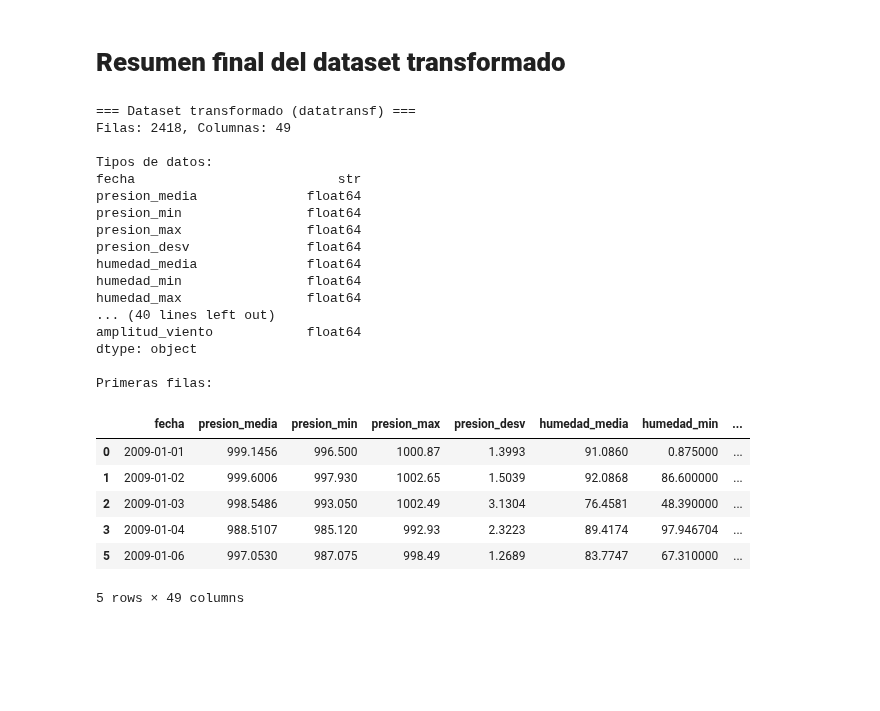
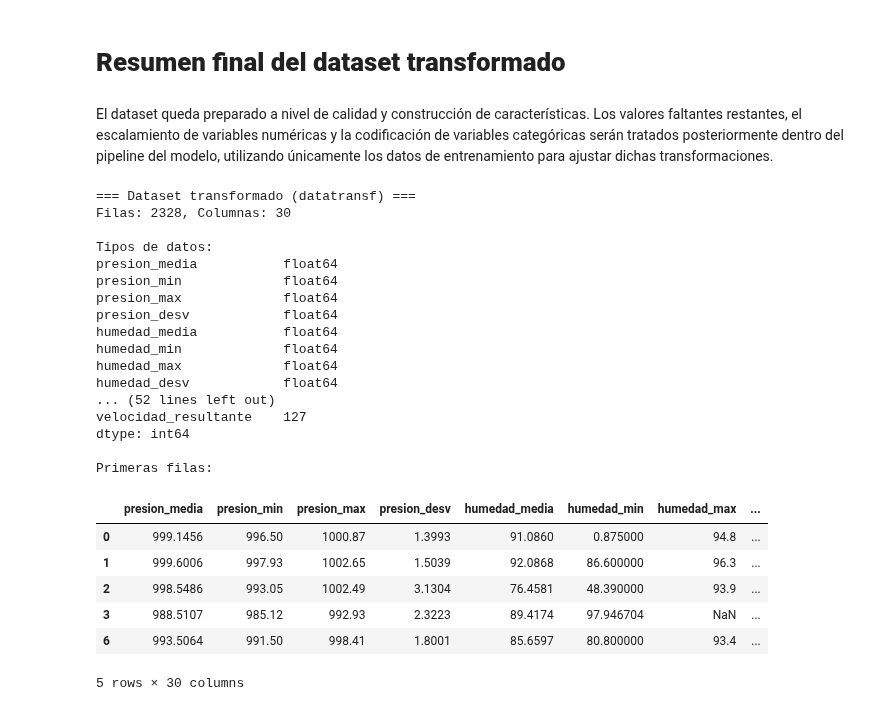
Before and after one commit to lauraS191/MaterialDeClase-ISIS-2611, a Jupyter notebook: 202620/Laboratorios/L1/Preparación de datos.ipynb, the cells around one changed output. Drawn from its saved outputs; the diff is of its cells as text; code cells hidden in the pictures; blank space fills up the shorter version.

Commit message:
Exploracion, se le quito lo de cargar el html en el mismo notebook. Preparacion de datos, se movio lo de la imputacion y se agregaron los modelos de aprendizaje ademas de el analisis de resultados

```diff
--- a/202620/Laboratorios/L1/Preparación de datos.ipynb
+++ b/202620/Laboratorios/L1/Preparación de datos.ipynb
@@ -208,9 +246,10 @@ cuantitativas = [
     'humedad_media', 'humedad_min', 'humedad_max', 'humedad_desv',
     'viento_media', 'viento_min', 'viento_max', 'viento_desv',
     'rafaga_media', 'rafaga_min', 'rafaga_max', 'rafaga_desv',
-    'viento_norte', 'viento_este', 'direccion_viento', 'temp_max_manana',
+    'viento_norte', 'viento_este', 'direccion_viento',
     'anio', 'dia_del_anio', 'registros_del_dia'
 ]
 
-imputer_mediana = SimpleImputer(strategy='median')
-data[cuantitativas] = imputer_mediana.fit_transform(data[cuantitativas])
+filas_antes = data.shape[0]
+data = data.dropna(subset=['temp_max_manana'])
+print(f"Filas eliminadas por temp_max_manana nula: {filas_antes - data.shape[0]}")
@@ -217,8 +258,5 @@ data[cuantitativas] = imputer_mediana.fit_transform(data[cuantitativas])
 # %%
 cualitativas = ['estacion_anio', 'mes', 'sector_viento']
-
-imputer_moda = SimpleImputer(strategy='most_frequent')
-data[cualitativas] = imputer_moda.fit_transform(data[cualitativas])
 # %%
 filas_antes = data.shape[0]
 data = data.dropna(subset=['fecha'])
@@ -318,11 +359,3 @@ columnas_a_escalar = [
     'viento_norte', 'viento_este', 'direccion_viento',
     'registros_del_dia', 'dia_del_anio'
 ]
-
-scaler = MinMaxScaler()
-datatransf[columnas_a_escalar] = scaler.fit_transform(datatransf[columnas_a_escalar])
-
-print("Antes de escalar:")
-print(data[['presion_media', 'viento_media', 'humedad_max']].head())
-print("\nDespués de escalar:")
-print(datatransf[['presion_media', 'viento_media', 'humedad_max']].head())
@@ -349,5 +365,0 @@ Aquí las tres variables categóricas son nominales con más de 2 categorías (s
-# %%
-datatransf = pd.get_dummies(datatransf, columns=['sector_viento', 'mes', 'estacion_anio'], dtype=int, drop_first=True)
-
-print("Nuevas columnas generadas:")
-print([col for col in datatransf.columns if col.startswith(('sector_viento_', 'mes_', 'estacion_anio_'))])
@@ -398,38 +407,44 @@ min                    0.00
 max                    7.63
 # %% [markdown]
 # **Resumen final del dataset transformado**
+# %% [markdown]
+El dataset queda preparado a nivel de calidad y construcción de características. Los valores faltantes restantes, el escalamiento de variables numéricas y la codificación de variables categóricas serán tratados posteriormente dentro del pipeline del modelo, utilizando únicamente los datos de entrenamiento para ajustar dichas transformaciones.
 # %%
+datatransf = datatransf.drop(columns=['fecha'])
 print("=== Dataset transformado (datatransf) ===")
 print(f"Filas: {datatransf.shape[0]}, Columnas: {datatransf.shape[1]}")
 print("\nTipos de datos:")
 print(datatransf.dtypes)
+print("\nValores nulos:")
+print(datatransf.isnull().sum()[datatransf.isnull().sum() > 0])
 print("\nPrimeras filas:")
+
 datatransf.head()
 # %% [output]
 === Dataset transformado (datatransf) ===
-Filas: 2418, Columnas: 49
+Filas: 2328, Columnas: 30
 
 Tipos de datos:
-fecha                          str
-presion_media              float64
-presion_min                float64
-presion_max                float64
-presion_desv               float64
-humedad_media              float64
-humedad_min                float64
-humedad_max                float64
-... (40 lines left out)
-amplitud_viento            float64
-dtype: object
+presion_media           float64
+presion_min             float64
+presion_max             float64
+presion_desv            float64
+humedad_media           float64
+humedad_min             float64
+humedad_max             float64
+humedad_desv            float64
+... (52 lines left out)
+velocidad_resultante    127
+dtype: int64
 
 Primeras filas:
-|  | fecha | presion_media | presion_min | presion_max | presion_desv | humedad_media | humedad_min | ... |
-| 0 | 2009-01-01 | 999.1456 | 996.500 | 1000.87 | 1.3993 | 91.0860 | 0.875000 | ... |
-| 1 | 2009-01-02 | 999.6006 | 997.930 | 1002.65 | 1.5039 | 92.0868 | 86.600000 | ... |
-| 2 | 2009-01-03 | 998.5486 | 993.050 | 1002.49 | 3.1304 | 76.4581 | 48.390000 | ... |
-| 3 | 2009-01-04 | 988.5107 | 985.120 | 992.93 | 2.3223 | 89.4174 | 97.946704 | ... |
-| 5 | 2009-01-06 | 997.0530 | 987.075 | 998.49 | 1.2689 | 83.7747 | 67.310000 | ... |
+|  | presion_media | presion_min | presion_max | presion_desv | humedad_media | humedad_min | humedad_max | ... |
+| 0 | 999.1456 | 996.50 | 1000.87 | 1.3993 | 91.0860 | 0.875000 | 94.8 | ... |
+| 1 | 999.6006 | 997.93 | 1002.65 | 1.5039 | 92.0868 | 86.600000 | 96.3 | ... |
+| 2 | 998.5486 | 993.05 | 1002.49 | 3.1304 | 76.4581 | 48.390000 | 93.9 | ... |
+| 3 | 988.5107 | 985.12 | 992.93 | 2.3223 | 89.4174 | 97.946704 | NaN | ... |
+| 6 | 993.5064 | 991.50 | 998.41 | 1.8001 | 85.6597 | 80.800000 | 93.4 | ... |
-5 rows × 49 columns
+5 rows × 30 columns
 # %% [markdown]
 # **Conclusion**
 
```
Also changed, not shown: parts of 83 cells of this notebook, 1 other file.
